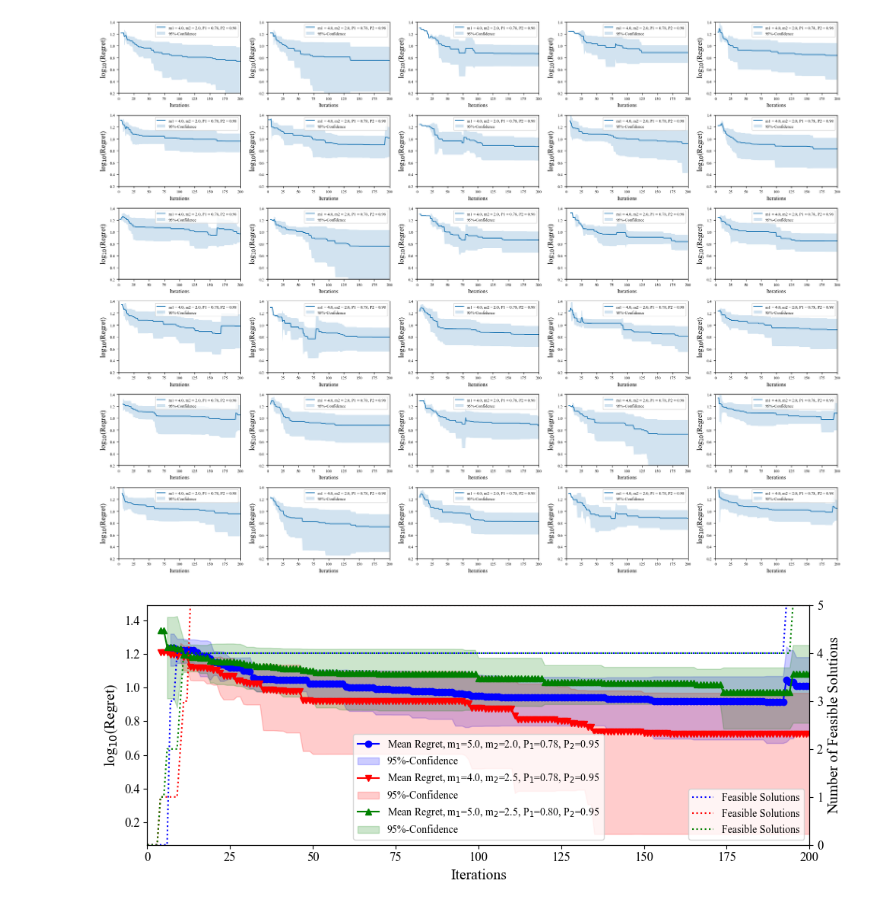
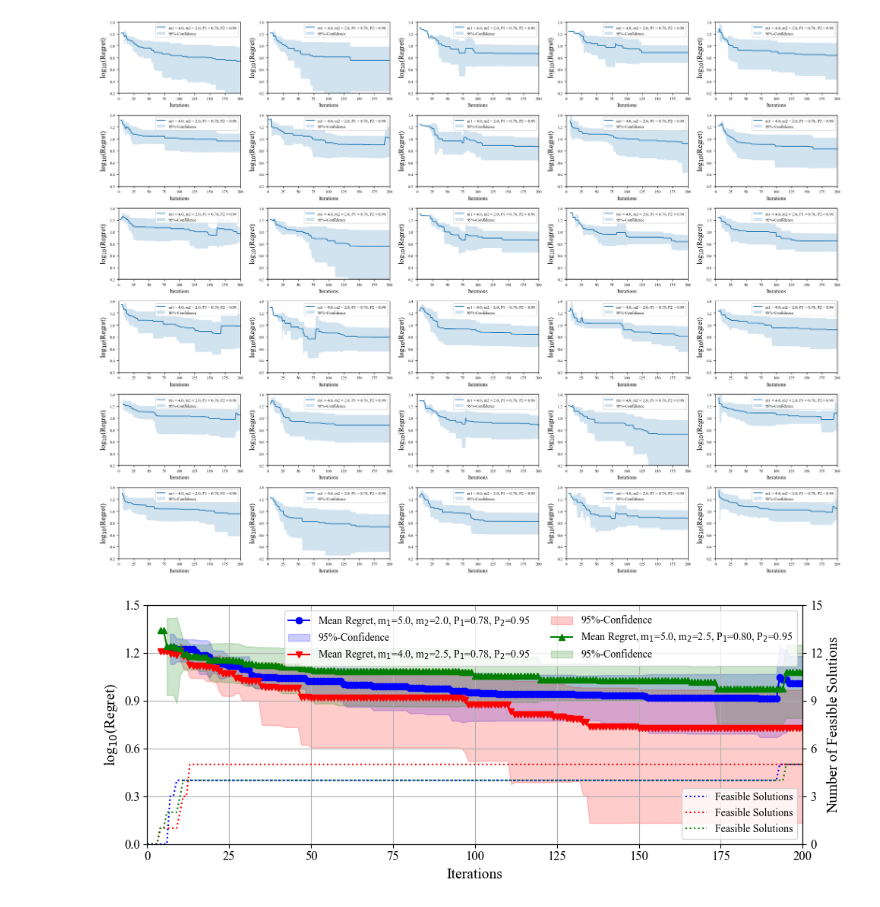
Before and after one commit to NicolasHong/ASBO, a Jupyter notebook: scripts/Case3THyper3/Case 3T-ASBO-HyperP_Plot.ipynb, the cells around one changed output. Saved outputs shown, nothing was run; the diff lists cells and outputs as text; code cells hidden in the pictures.

```diff
--- a/scripts/Case3THyper3/Case 3T-ASBO-HyperP_Plot.ipynb
+++ b/scripts/Case3THyper3/Case 3T-ASBO-HyperP_Plot.ipynb
@@ -731,38 +733,40 @@ m = 3
 df_Res2 =pd.read_csv(DIR/f'{sol}_Hyper_Results2_{case_name}_{runs_number}_{i}.csv')
 df_Res2 = df_Res2.iloc[0+5*m:5+5*m,:]
 _,regret_meanS2,lowerS2,upperS2,S2 = cleaning(df_Res2,n_init=100,iter=200,opt=4.48)
 plt.plot(iterations, regret_meanS2, marker='v', color='r', label=r'Mean Regret, m$_1$=4.0, m$_2$=2.5, P$_1$=0.78, P$_2$=0.95')
 plt.fill_between(iterations, lowerS2, upperS2, color='r', alpha=0.2, label=f'95%-Confidence')
 i = 6
 m = 0
 df_Res2 =pd.read_csv(DIR/f'{sol}_Hyper_Results2_{case_name}_{runs_number}_{i}.csv')
 df_Res2 = df_Res2.iloc[0+5*m:5+5*m,:]
 _,regret_meanS3,lowerS3,upperS3,S3 = cleaning(df_Res2,n_init=100,iter=200,opt=4.48)
 plt.plot(iterations, regret_meanS3, marker='^', color='g', label=r'Mean Regret, m$_1$=5.0, m$_2$=2.5, P$_1$=0.80, P$_2$=0.95')
 plt.fill_between(iterations, lowerS3, upperS3, color='g', alpha=0.2, label=f'95%-Confidence')
 
 plt.xlabel('Iterations', fontsize=14)
 plt.xlim(0,200)
+plt.ylim(0,1.5)
+plt.yticks([0, 0.3, 0.6, 0.9, 1.2,1.5])
 # plt.ylabel(r"$\log_{10}(\mathrm{Regret})$", fontsize=14)
 plt.ylabel(r"log$_{10}$(Regret)", fontsize=14)
-plt.legend(loc='lower center',ncol=1)
-
+plt.legend(loc='upper right',ncol=2)
+plt.grid()
 ax2 = plt.gca().twinx()
 ax2.plot(iterations, S1, 'b:', label='Feasible Solutions')
 ax2.plot(iterations, S2, 'r:', label='Feasible Solutions')
 ax2.plot(iterations, S3, 'g:', label='Feasible Solutions')
 ax2.set_ylabel('Number of Feasible Solutions', fontsize=14)
 lines_1, labels_1 = plt.gca().get_legend_handles_labels()
 lines_2, labels_2 = ax2.get_legend_handles_labels()
 plt.legend(loc='lower right',ncol=1)
-plt.ylim(0,5)
-
+plt.ylim(0,15)
+plt.yticks([0, 3, 6, 9, 12,15])
 
 plt.tight_layout()
 plt.savefig(DIR/'Hypers_Case3T.png',dpi=300)
 plt.show()
 # %% [output]
-[figure, old version]
+[figure, new version]
 # %%
 data_dict = {
     'Mean_S1': regret_meanS1,
```
Also changed, not shown: parts of 7 cells of this notebook, 15 other files.
